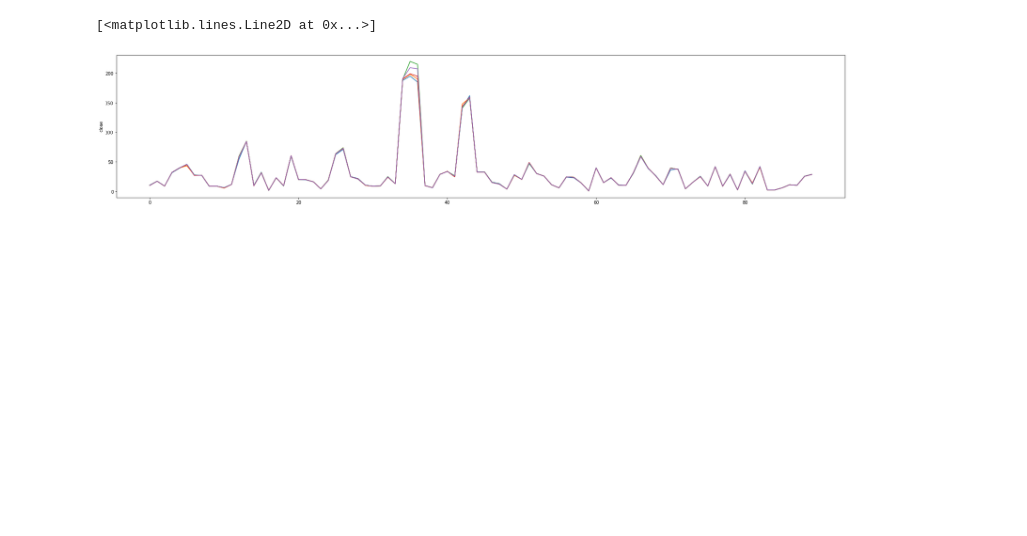
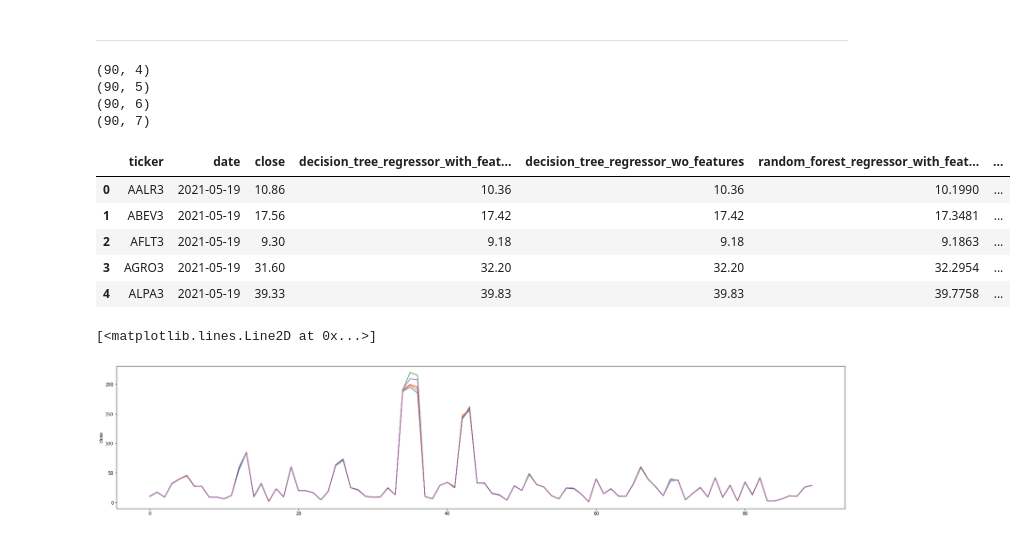
Before and after one commit to brunno-oliveira/b3-invest, a Jupyter notebook: notebook/plot_graphs.ipynb, the cells around one changed output. Saved outputs shown, nothing was run; the diff lists cells and outputs as text; code cells hidden in the pictures; blank space fills up the shorter version.

```diff
--- a/notebook/plot_graphs.ipynb
+++ b/notebook/plot_graphs.ipynb
@@ -25,2 +157,46 @@ len(results['decision_tree_regressor']['with_features']['1_day'])
+# %% [markdown]
+---
+# %%
+df_1_day = pd.DataFrame(results['decision_tree_regressor']['with_features']['1_day']['data'])
+df_1_day.rename(columns={'predicted': 'decision_tree_regressor_with_features'}, inplace=True)
+print(df_1_day.shape)
+
+df_1_day = df_1_day.merge(
+    pd.DataFrame(results['decision_tree_regressor']['wo_features']['1_day']['data']),
+    on=['ticker', 'date', 'close'],
+    how='inner'
+)
+df_1_day.rename(columns={'predicted': 'decision_tree_regressor_wo_features'}, inplace=True)
+print(df_1_day.shape)
+
+df_1_day = df_1_day.merge(
+    pd.DataFrame(results['random_forest_regressor']['with_features']['1_day']['data']),
+    on=['ticker', 'date', 'close'],
+    how='inner'
+)
+df_1_day.rename(columns={'predicted': 'random_forest_regressor_with_features'}, inplace=True)
+print(df_1_day.shape)
+
+df_1_day = df_1_day.merge(
+    pd.DataFrame(results['random_forest_regressor']['wo_features']['1_day']['data']),
+    on=['ticker', 'date', 'close'],
+    how='inner'
+)
+df_1_day.rename(columns={'predicted': 'random_forest_regressor_wo_features'}, inplace=True)
+print(df_1_day.shape)
+# %% [output]
+(90, 4)
+(90, 5)
+(90, 6)
+(90, 7)
+# %%
+df_1_day.head()
+# %% [output]
+|  | ticker | date | close | decision_tree_regressor_with_feat... | decision_tree_regressor_wo_features | random_forest_regressor_with_feat... | ... |
+| 0 | AALR3 | 2021-05-19 | 10.86 | 10.36 | 10.36 | 10.1990 | ... |
+| 1 | ABEV3 | 2021-05-19 | 17.56 | 17.42 | 17.42 | 17.3481 | ... |
+| 2 | AFLT3 | 2021-05-19 | 9.30 | 9.18 | 9.18 | 9.1863 | ... |
+| 3 | AGRO3 | 2021-05-19 | 31.60 | 32.20 | 32.20 | 32.2954 | ... |
+| 4 | ALPA3 | 2021-05-19 | 39.33 | 39.83 | 39.83 | 39.7758 | ... |
 # %%
 fig, ax = plt.subplots(figsize=(30, 6))
```
Also changed, not shown: parts of 16 cells of this notebook.
